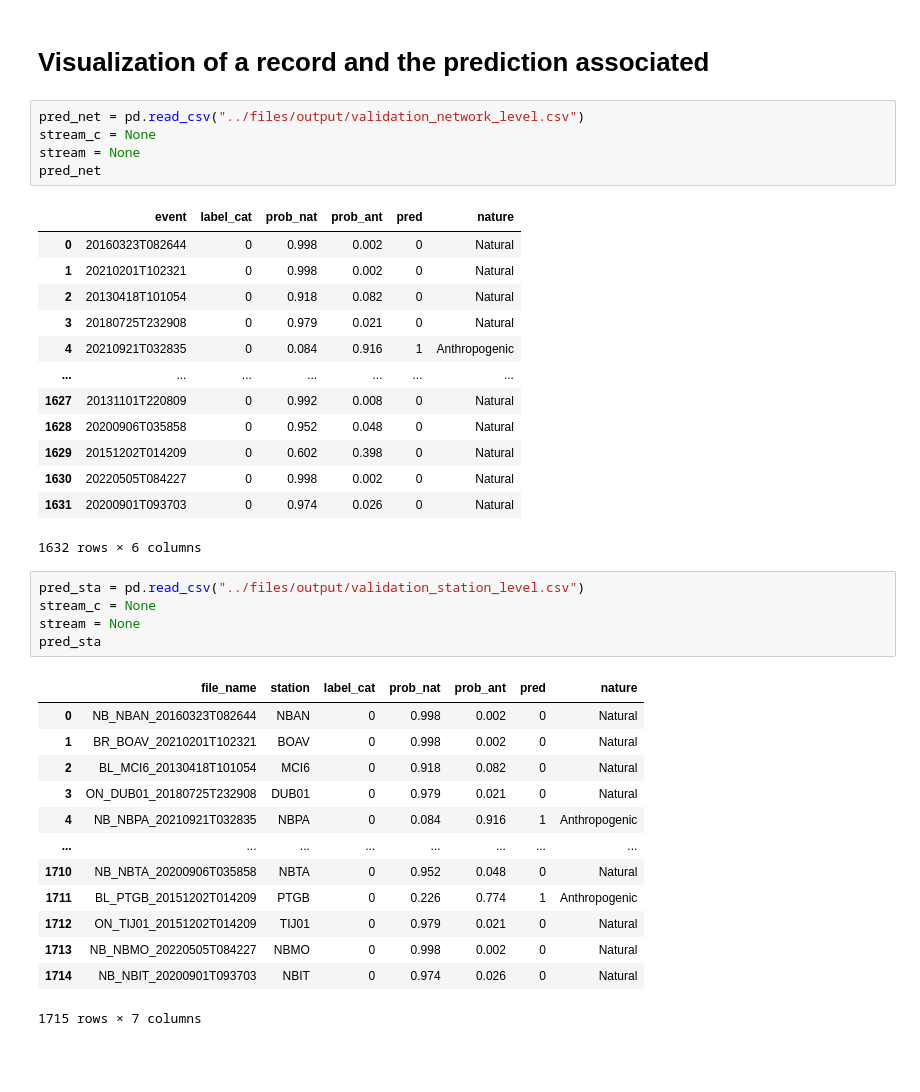
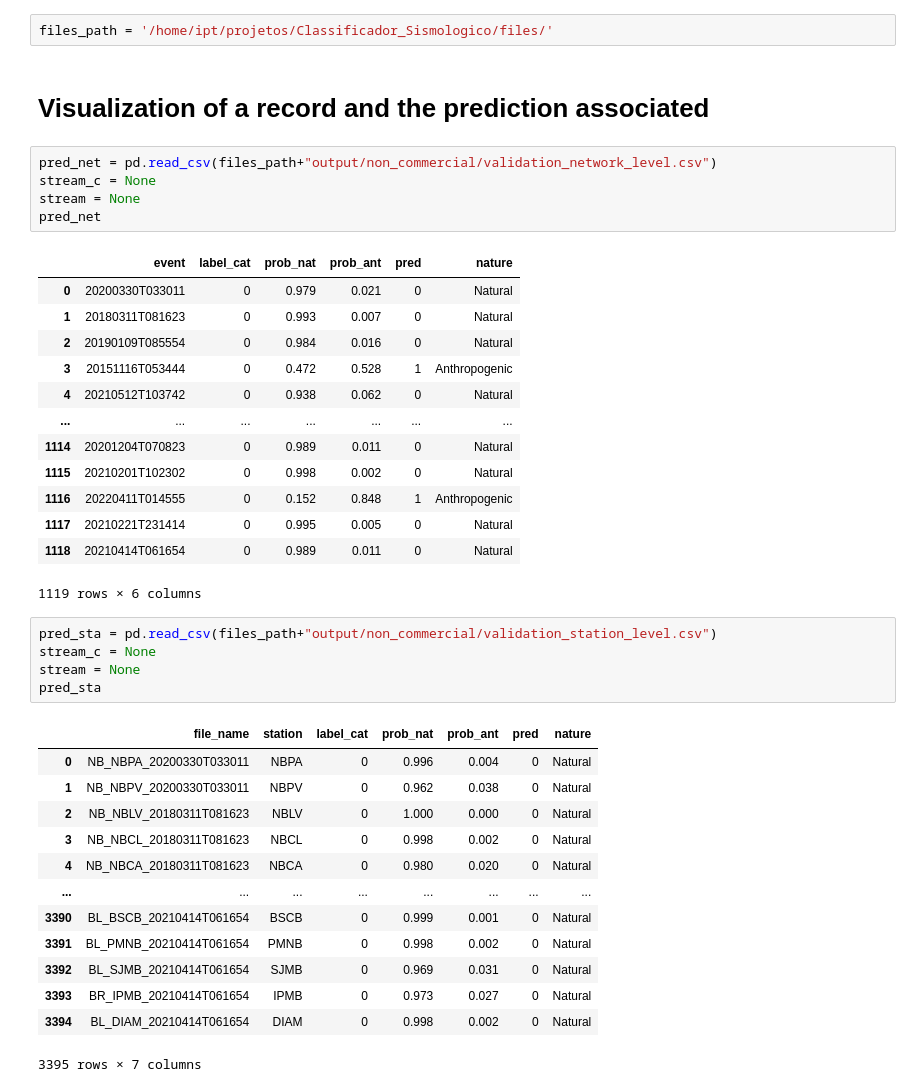
Before and after one commit to Gabriel-Goes/Sismologia_IPT, a Jupyter notebook: jupyternotebooks/visualization.ipynb, the cells around one changed output. Cells and saved outputs as stored; diff of their text form; blank space fills up the shorter version.

```diff
--- a/jupyternotebooks/visualization.ipynb
+++ b/jupyternotebooks/visualization.ipynb
@@ -17,44 +17,46 @@ import obspy as op
 from obspy.signal.trigger import plot_trigger
 from obspy.signal.trigger import classic_sta_lta
 from obspy.signal.trigger import trigger_onset
+# %%
+files_path = '/home/ipt/projetos/Classificador_Sismologico/files/'
 # %% [markdown]
 # Visualization of a record and the prediction associated
 # %%
-pred_net = pd.read_csv("../files/output/validation_network_level.csv")
+pred_net = pd.read_csv(files_path+"output/non_commercial/validation_network_level.csv")
 stream_c = None
 stream = None
 pred_net
 # %% [output]
 |  | event | label_cat | prob_nat | prob_ant | pred | nature |
-| 0 | 20160323T082644 | 0 | 0.998 | 0.002 | 0 | Natural |
-| 1 | 20210201T102321 | 0 | 0.998 | 0.002 | 0 | Natural |
-| 2 | 20130418T101054 | 0 | 0.918 | 0.082 | 0 | Natural |
-| 3 | 20180725T232908 | 0 | 0.979 | 0.021 | 0 | Natural |
-| 4 | 20210921T032835 | 0 | 0.084 | 0.916 | 1 | Anthropogenic |
+| 0 | 20200330T033011 | 0 | 0.979 | 0.021 | 0 | Natural |
+| 1 | 20180311T081623 | 0 | 0.993 | 0.007 | 0 | Natural |
+| 2 | 20190109T085554 | 0 | 0.984 | 0.016 | 0 | Natural |
+| 3 | 20151116T053444 | 0 | 0.472 | 0.528 | 1 | Anthropogenic |
+| 4 | 20210512T103742 | 0 | 0.938 | 0.062 | 0 | Natural |
 | ... | ... | ... | ... | ... | ... | ... |
-| 1627 | 20131101T220809 | 0 | 0.992 | 0.008 | 0 | Natural |
-| 1628 | 20200906T035858 | 0 | 0.952 | 0.048 | 0 | Natural |
-| 1629 | 20151202T014209 | 0 | 0.602 | 0.398 | 0 | Natural |
-| 1630 | 20220505T084227 | 0 | 0.998 | 0.002 | 0 | Natural |
-| 1631 | 20200901T093703 | 0 | 0.974 | 0.026 | 0 | Natural |
+| 1114 | 20201204T070823 | 0 | 0.989 | 0.011 | 0 | Natural |
+| 1115 | 20210201T102302 | 0 | 0.998 | 0.002 | 0 | Natural |
+| 1116 | 20220411T014555 | 0 | 0.152 | 0.848 | 1 | Anthropogenic |
+| 1117 | 20210221T231414 | 0 | 0.995 | 0.005 | 0 | Natural |
+| 1118 | 20210414T061654 | 0 | 0.989 | 0.011 | 0 | Natural |
-1632 rows × 6 columns
+1119 rows × 6 columns
 # %%
-pred_sta = pd.read_csv("../files/output/validation_station_level.csv")
+pred_sta = pd.read_csv(files_path+"output/non_commercial/validation_station_level.csv")
 stream_c = None
 stream = None
 pred_sta
 # %% [output]
 |  | file_name | station | label_cat | prob_nat | prob_ant | pred | nature |
-| 0 | NB_NBAN_20160323T082644 | NBAN | 0 | 0.998 | 0.002 | 0 | Natural |
-| 1 | BR_BOAV_20210201T102321 | BOAV | 0 | 0.998 | 0.002 | 0 | Natural |
-| 2 | BL_MCI6_20130418T101054 | MCI6 | 0 | 0.918 | 0.082 | 0 | Natural |
-| 3 | ON_DUB01_20180725T232908 | DUB01 | 0 | 0.979 | 0.021 | 0 | Natural |
-| 4 | NB_NBPA_20210921T032835 | NBPA | 0 | 0.084 | 0.916 | 1 | Anthropogenic |
+| 0 | NB_NBPA_20200330T033011 | NBPA | 0 | 0.996 | 0.004 | 0 | Natural |
+| 1 | NB_NBPV_20200330T033011 | NBPV | 0 | 0.962 | 0.038 | 0 | Natural |
+| 2 | NB_NBLV_20180311T081623 | NBLV | 0 | 1.000 | 0.000 | 0 | Natural |
+| 3 | NB_NBCL_20180311T081623 | NBCL | 0 | 0.998 | 0.002 | 0 | Natural |
+| 4 | NB_NBCA_20180311T081623 | NBCA | 0 | 0.980 | 0.020 | 0 | Natural |
 | ... | ... | ... | ... | ... | ... | ... | ... |
-| 1710 | NB_NBTA_20200906T035858 | NBTA | 0 | 0.952 | 0.048 | 0 | Natural |
-| 1711 | BL_PTGB_20151202T014209 | PTGB | 0 | 0.226 | 0.774 | 1 | Anthropogenic |
-| 1712 | ON_TIJ01_20151202T014209 | TIJ01 | 0 | 0.979 | 0.021 | 0 | Natural |
-| 1713 | NB_NBMO_20220505T084227 | NBMO | 0 | 0.998 | 0.002 | 0 | Natural |
-| 1714 | NB_NBIT_20200901T093703 | NBIT | 0 | 0.974 | 0.026 | 0 | Natural |
+| 3390 | BL_BSCB_20210414T061654 | BSCB | 0 | 0.999 | 0.001 | 0 | Natural |
+| 3391 | BL_PMNB_20210414T061654 | PMNB | 0 | 0.998 | 0.002 | 0 | Natural |
+| 3392 | BL_SJMB_20210414T061654 | SJMB | 0 | 0.969 | 0.031 | 0 | Natural |
+| 3393 | BR_IPMB_20210414T061654 | IPMB | 0 | 0.973 | 0.027 | 0 | Natural |
+| 3394 | BL_DIAM_20210414T061654 | DIAM | 0 | 0.998 | 0.002 | 0 | Natural |
-1715 rows × 7 columns
+3395 rows × 7 columns
 # %%
```
Also changed, not shown: parts of 2 cells of this notebook, 17 other files.
